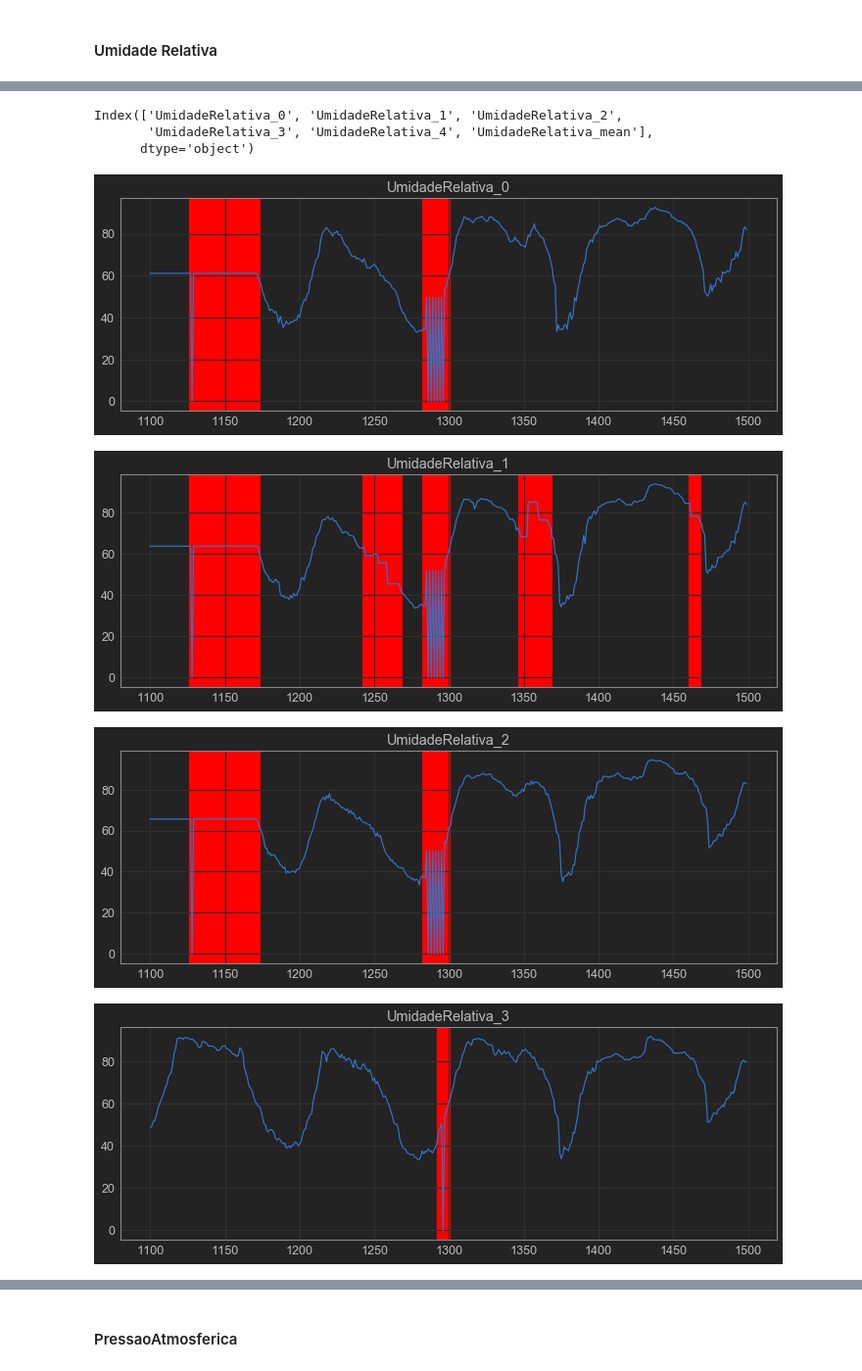
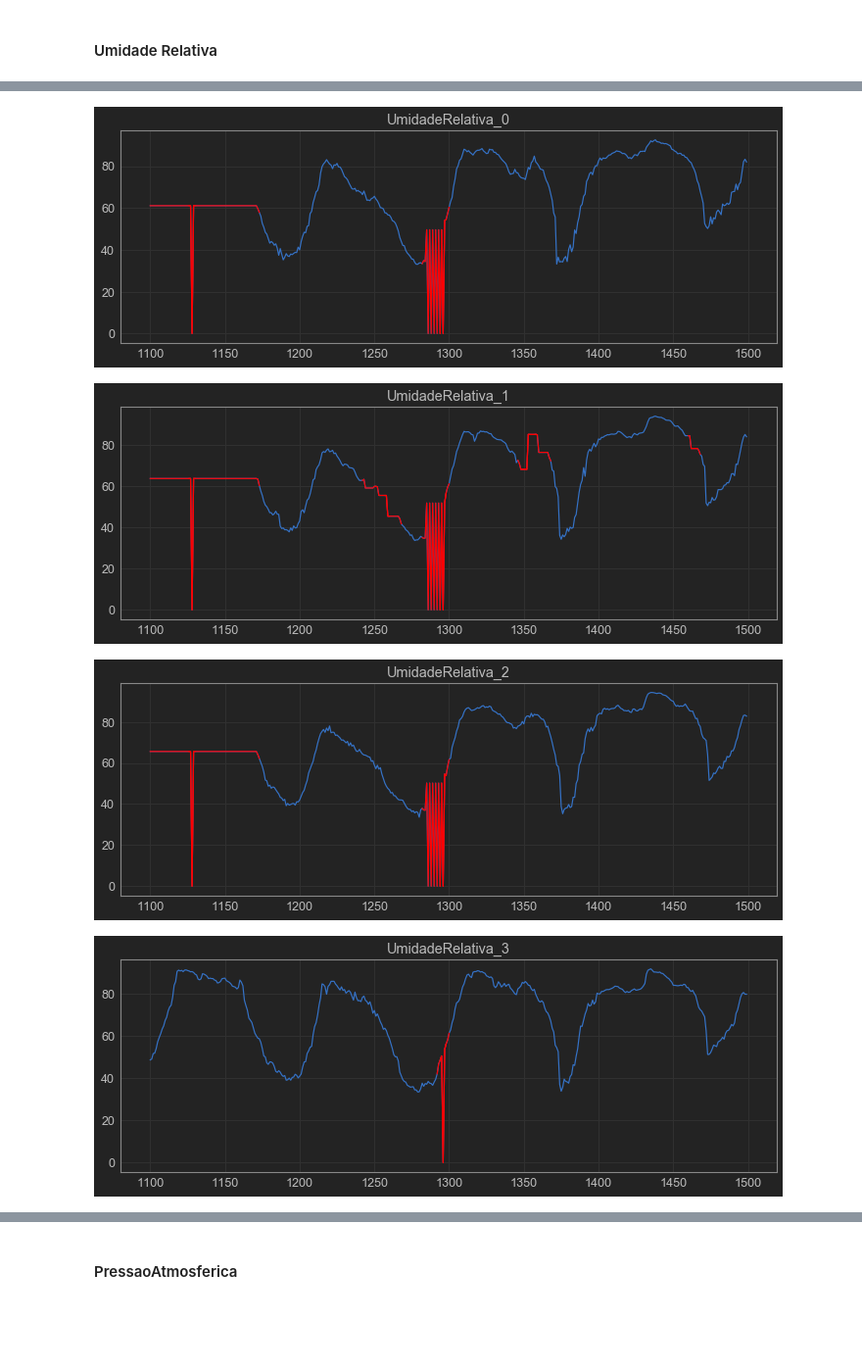
Before and after one commit to alagamentos/floodprediction, a Jupyter notebook: Repair/Batch_Derivative.ipynb, the cells around one changed output, grey strips where cells are left out. Shown at 98% size. Cells and saved outputs as stored; diff of their text form; code cells hidden in the pictures; blank space fills up the shorter version.

```diff
--- a/Repair/Batch_Derivative.ipynb
+++ b/Repair/Batch_Derivative.ipynb
@@ -58,20 +47,17 @@ um.head()
-# %%
-um.columns
-# %% [output]
-Index(['UmidadeRelativa_0', 'UmidadeRelativa_1', 'UmidadeRelativa_2',
-       'UmidadeRelativa_3', 'UmidadeRelativa_4', 'UmidadeRelativa_mean'],
-      dtype='object')
 # %%
+cols_um = [i for i in ip.columns if 'UmidadeRelativa' in i]
+um = ip[cols_um].fillna(np.nan)
+
 for col in um.columns[:-1]:
     peaks = derivative_threshold(um[col], 15, False, 1000, 1500)
-    zeros = derivative_zero(um[col], 3, False, 3000, 3500)
+    zeros = derivative_zero(um[col], 3, False, 1000, 1500)
     nans = um[col].isna()
     error = [zeros[i] or peaks[i] or nans[i] for i in range(len(peaks))]
     error_reg = list_2_regions(error)
     error_reg = increase_margins(3, error_reg, len(peaks))
-    plot_regions(um[col], error_reg, len(um[col]), 1100, 1500, plt_type = 'region', title = col)
+    plot_regions(um[col], error_reg, len(um[col]), 1100, 1500, plt_type = 'lines', title = col)
 # %% [output]
-[figure, old version]
+[figure, new version]
-[figure, old version]
+[figure, new version]
-[figure, old version]
+[figure, new version]
-[figure, old version]
+[figure, new version]
```
Also changed, not shown: parts of 11 cells of this notebook, 1 other file.
